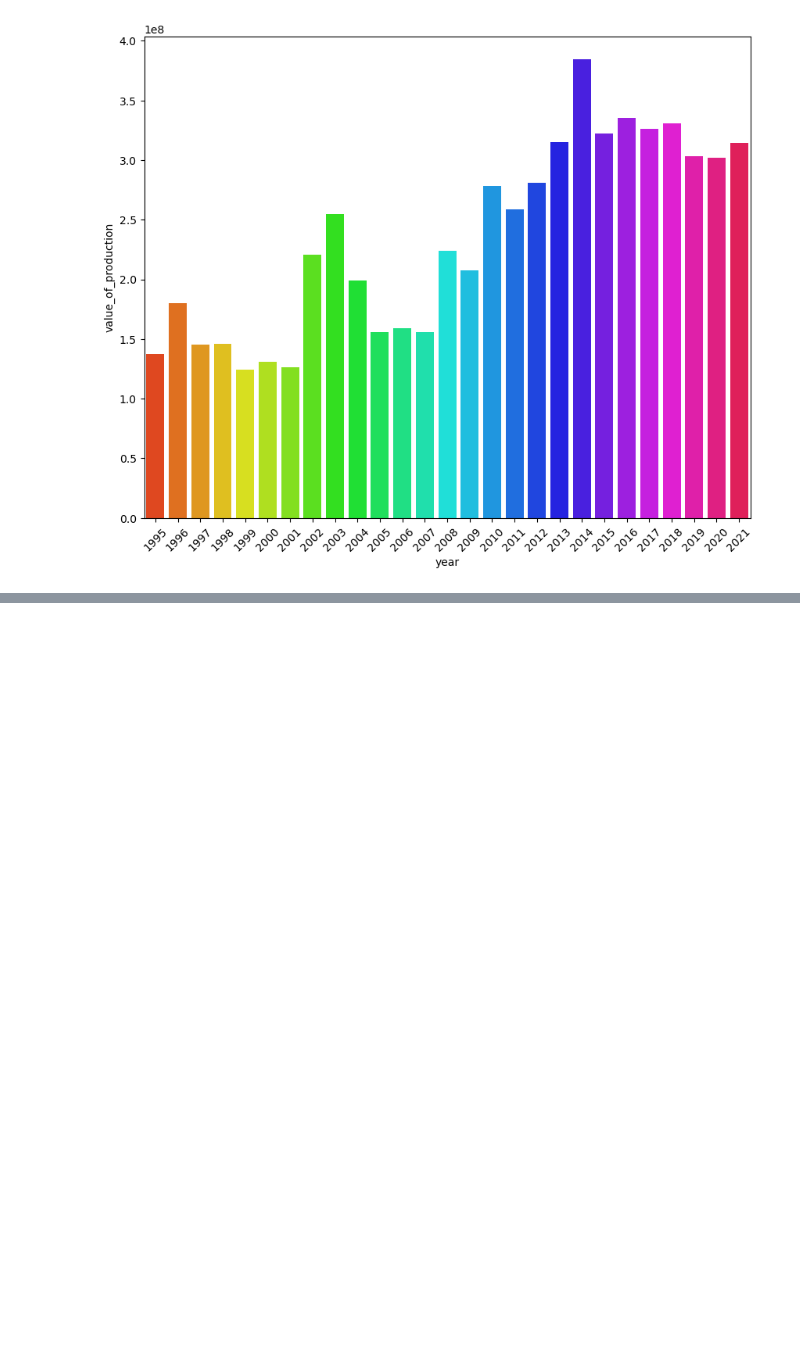
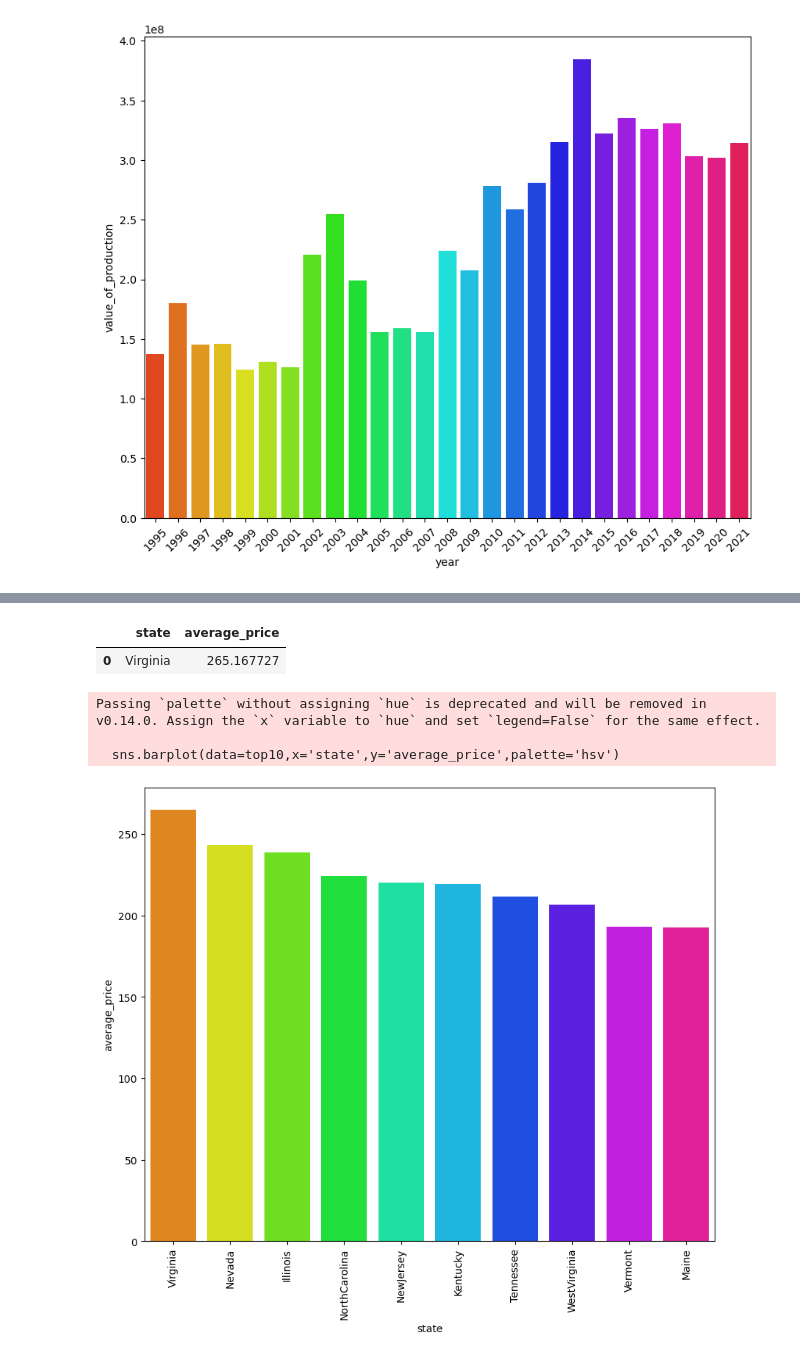
Before and after one commit to sandip2810-bhp/Case-Study, a Jupyter notebook: US_Honey.ipynb, the cells around one changed output, grey strips where cells are left out. Saved outputs shown, nothing was run; the diff lists cells and outputs as text; code cells hidden in the pictures; blank space fills up the shorter version.

```diff
--- a/US_Honey.ipynb
+++ b/US_Honey.ipynb
@@ -198,0 +294,3 @@ Passing `palette` without assigning `hue` is deprecated and will be removed in v
+# %%
+df_21=df[df['year']>=2000]
+df_21
@@ -198,0 +311,3 @@ Passing `palette` without assigning `hue` is deprecated and will be removed in v
+# %%
+avg_price =df_21.groupby('state')['average_price'].mean().sort_values(ascending=False).reset_index()
+avg_price
@@ -198,0 +332,16 @@ Passing `palette` without assigning `hue` is deprecated and will be removed in v
+# %%
+avg_price_state.head(1)
+# %% [output]
+|  | state | average_price |
+| 0 | Virginia | 265.167727 |
+# %%
+top10=avg_price.head(10)
+plt.figure(figsize=(10,8))
+sns.barplot(data=top10,x='state',y='average_price',palette='hsv')
+plt.xticks(rotation=90)
+plt.show()
+# %% [output]
+Passing `palette` without assigning `hue` is deprecated and will be removed in v0.14.0. Assign the `x` variable to `hue` and set `legend=False` for the same effect.
+
+  sns.barplot(data=top10,x='state',y='average_price',palette='hsv')
+[figure, added]
```
Also changed, not shown: parts of 13 cells of this notebook.
